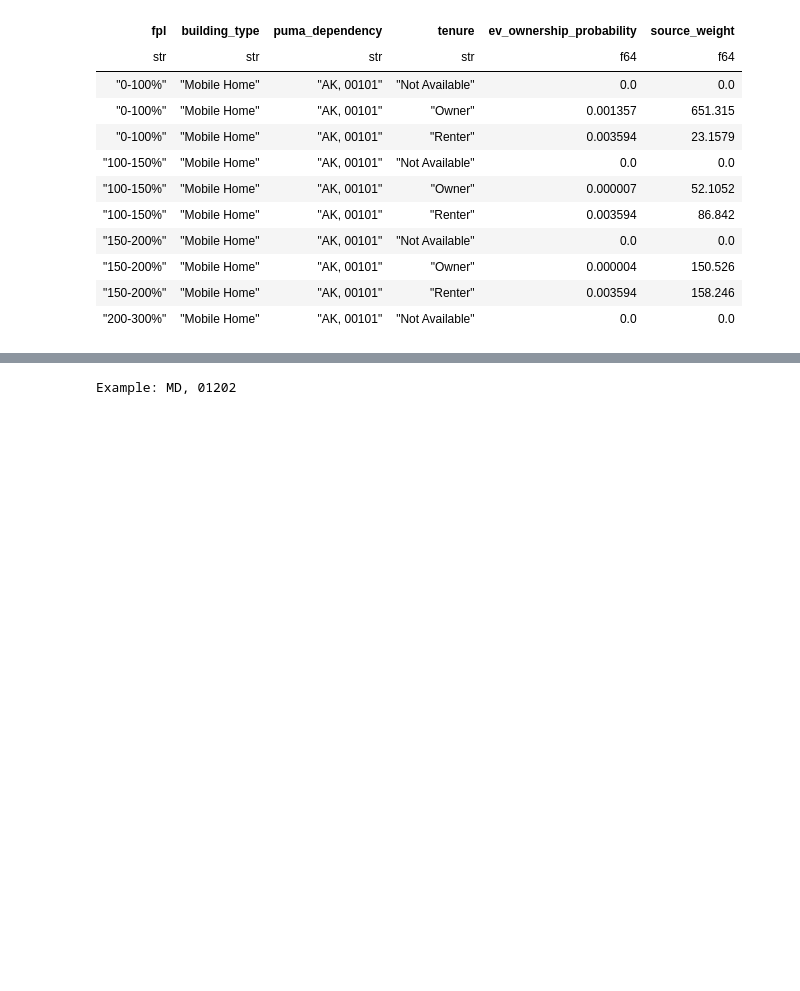
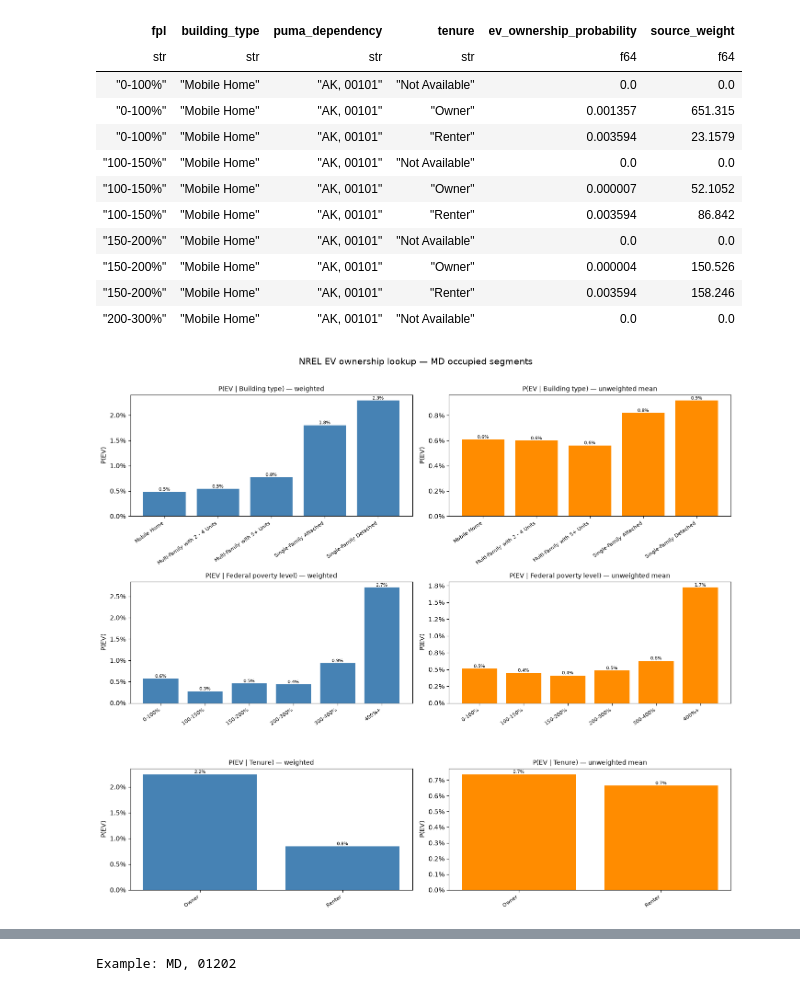
Before and after one commit to switchbox-data/buildstock-fetch, a Jupyter notebook: dev/ev_eda.ipynb, the cells around one changed output, grey strips where cells are left out. Saved outputs shown, nothing was run; the diff lists cells and outputs as text; code cells hidden in the pictures; blank space fills up the shorter version.

```diff
--- a/dev/ev_eda.ipynb
+++ b/dev/ev_eda.ipynb
@@ -170,3 +170,102 @@ shape: (10, 6)
 | "150-200%" | "Mobile Home" | "AK, 00101" | "Owner" | 0.000004 | 150.526 |
 | "150-200%" | "Mobile Home" | "AK, 00101" | "Renter" | 0.003594 | 158.246 |
 | "200-300%" | "Mobile Home" | "AK, 00101" | "Not Available" | 0.0 | 0.0 |
+# %%
+import matplotlib.pyplot as plt
+
+FPL_ORDER = ["0-100%", "100-150%", "150-200%", "200-300%", "300-400%", "400%+"]
+PLOT_CATEGORIES = ["building_type", "fpl", "tenure"]
+PLOT_CATEGORY_LABELS = {
+    "building_type": "Building type",
+    "fpl": "Federal poverty level",
+    "tenure": "Tenure",
+}
+
+
+def ev_prob_summaries(
+    df: pl.DataFrame,
+    category: str,
+    weight_col: str,
+    prob_col: str = "ev_ownership_probability",
+) -> pl.DataFrame:
+    """Conditional = weight-weighted mean P(EV); categorical = unweighted mean across segments/buildings."""
+    data = df.filter(
+        (pl.col("tenure") != "Not Available")
+        & (pl.col("fpl") != "Not Available")
+        & (pl.col(category) != "Not Available")
+    )
+    prob = pl.col(prob_col).cast(pl.Float64)
+    return (
+        data.group_by(category)
+        .agg(
+            ((prob * pl.col(weight_col)).sum() / pl.col(weight_col).sum()).alias("conditional_p_ev"),
+            prob.mean().alias("categorical_p_ev"),
+            pl.col(weight_col).sum().alias("total_weight"),
+            pl.len().alias("n"),
+        )
+    )
+
+
+def _sort_summary(summary: pl.DataFrame, category: str) -> pl.DataFrame:
+    if category == "fpl":
+        order = {v: i for i, v in enumerate(FPL_ORDER)}
+        return summary.sort(pl.col(category).replace(order))
+    return summary.sort(category)
+
+
+def plot_ev_probs_by_category(
+    df: pl.DataFrame,
+    *,
+    weight_col: str,
+    title: str,
+    prob_col: str = "ev_ownership_probability",
+) -> None:
+    fig, axes = plt.subplots(3, 2, figsize=(14, 12))
+    fig.suptitle(title, fontsize=14, y=1.01)
+
+    for row, category in enumerate(PLOT_CATEGORIES):
+        summary = _sort_summary(
+            ev_prob_summaries(df, category, weight_col, prob_col), category
+        )
+        labels = summary[category].to_list()
+        x = range(len(labels))
+
+        panels = [
+            ("conditional_p_ev", f"P(EV | {PLOT_CATEGORY_LABELS[category]}) — weighted"),
+            ("categorical_p_ev", f"P(EV | {PLOT_CATEGORY_LABELS[category]}) — unweighted mean"),
+        ]
+        for col, (metric, subtitle) in enumerate(panels):
+            ax = axes[row, col]
+            vals = summary[metric].to_numpy()
+            color = "steelblue" if col == 0 else "darkorange"
+            bars = ax.bar(x, vals, color=color)
+            ax.set_ylabel("P(EV)")
+            ax.set_title(subtitle, fontsize=10)
+            ax.set_xticks(list(x))
+            ax.set_xticklabels(labels, rotation=35, ha="right", fontsize=8)
+            ax.yaxis.set_major_formatter(plt.FuncFormatter(lambda y, _: f"{y:.1%}"))
+            for bar, val in zip(bars, vals):
+                ax.text(
+                    bar.get_x() + bar.get_width() / 2,
+                    bar.get_height(),
+                    f"{val:.1%}",
+                    ha="center",
+                    va="bottom",
+                    fontsize=7,
+                )
+
+    fig.tight_layout()
+    plt.show()
+
+
+# NREL lookup — MD occupied segments only
+md_ev_lookup_plot = ev_lookup.filter(
+    pl.col("puma_dependency").str.starts_with(f"{STATE},")
+)
+plot_ev_probs_by_category(
+    md_ev_lookup_plot,
+    weight_col="source_weight",
+    title=f"NREL EV ownership lookup — {STATE} occupied segments",
+)
+# %% [output]
+[figure, added]
```
Also changed, not shown: parts of 28 cells of this notebook.
